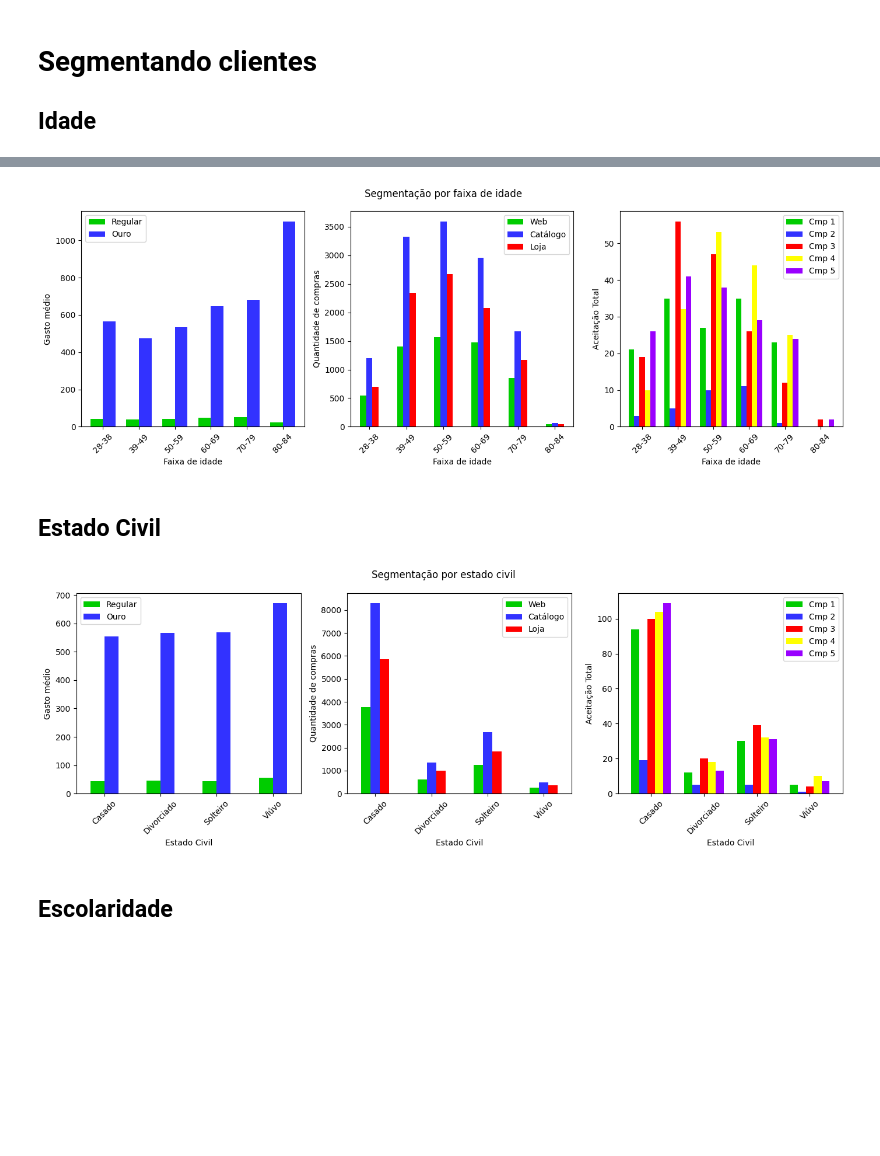
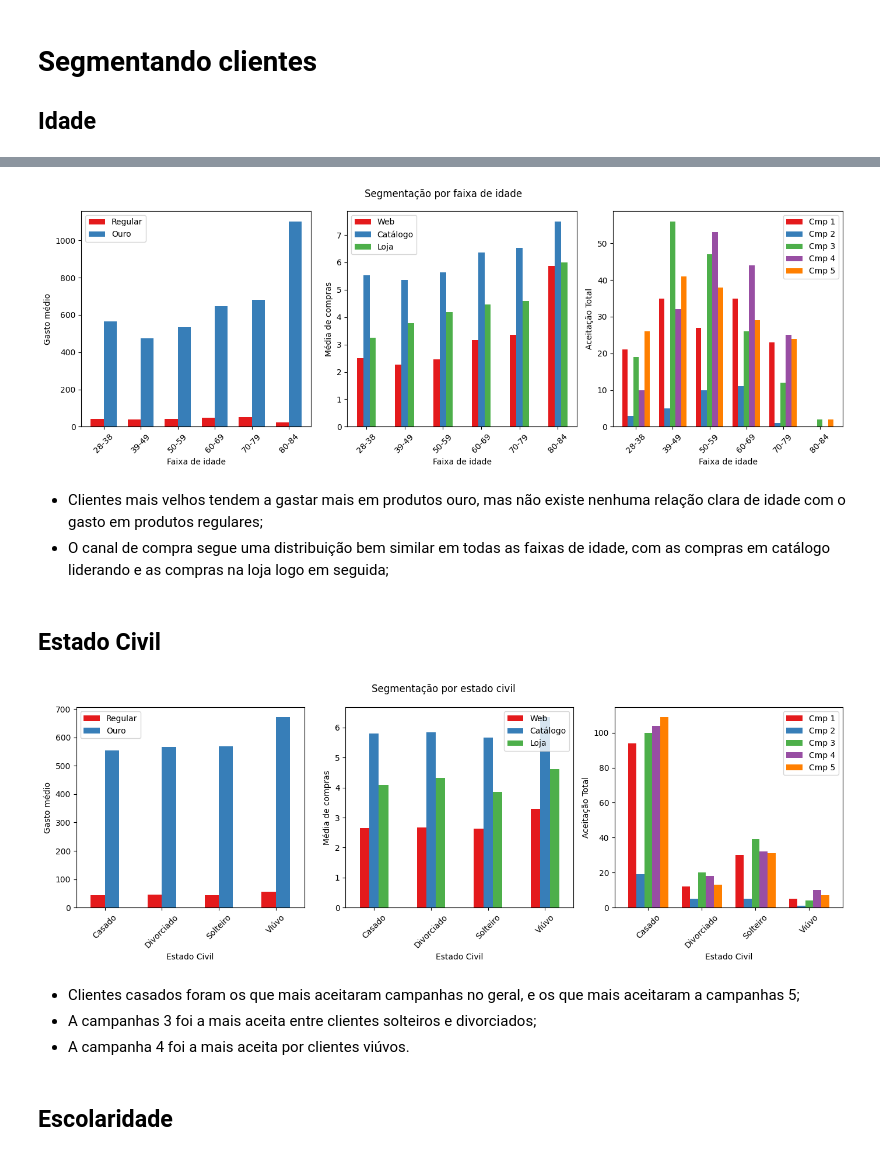
Before and after one commit to victoriaprestes/ifood-data-analyst-case, a Jupyter notebook: iFood_Data_Analyst_Case_An_Exploratory_Analysis.ipynb, the cells around one changed output, grey strips where cells are left out. Saved outputs shown, nothing was run; the diff lists cells and outputs as text; code cells hidden in the pictures; blank space fills up the shorter version.

```diff
--- a/iFood_Data_Analyst_Case_An_Exploratory_Analysis.ipynb
+++ b/iFood_Data_Analyst_Case_An_Exploratory_Analysis.ipynb
@@ -181,6 +193,9 @@ ifood_df['TotalAccepted'] = customers_cmp.sum(axis=1)
 # Tipos corretos de cada coluna
 for column in ['AcceptedCmp1', 'AcceptedCmp2', 'AcceptedCmp3', 'AcceptedCmp4', 'AcceptedCmp5', 'Response', 'Complain']:
   ifood_df[column] = ifood_df[column].astype('bool')
+# %%
+#Criando coluna com total de campanhas aceitas
+ifood_df['TotalAccepted'] = ifood_df[['AcceptedCmp1', 'AcceptedCmp2', 'AcceptedCmp3', 'AcceptedCmp4', 'AcceptedCmp5']].sum(axis=1)
 # %%
 # Criando intervalo de idades
 ifood_df['AgeRange'] = pd.cut(ifood_df['CustomerAge'], bins=[28, 39, 50, 60, 70, 80, 85], labels=['28-38', '39-49', '50-59', '60-69', '70-79', '80-84'])
@@ -195,7 +210,7 @@ print('Número de duplicatas: ', duplicated_vals.sum())
 Número de duplicatas:  0
 # %%
 #Mudando a ordem das colunas pra facilitar a leitura
-ifood_df = ifood_df[['ID','Education', 'Marital_Status', 'Income','NumChildren', 'CustomerAge', 'CustomerYears',
+ifood_df = ifood_df[['ID','Education', 'Marital_Status', 'Income','NumChildren', 'CustomerAge', 'EnrollmentDays',
        'Recency','Complain', 'Response', 'AcceptedCmp1', 'AcceptedCmp2',
        'AcceptedCmp3', 'AcceptedCmp4', 'AcceptedCmp5',  'NumDealsPurchases',
        'NumWebPurchases', 'NumCatalogPurchases', 'NumStorePurchases', 'NumWebVisitsMonth',
@@ -224,10 +239,10 @@ ifood_df.head(3)
 * A última campanhas foi a mais aceita, com cerca de 18% de aceitação;
 * Nenhum dos clientes aceitou **todas** as campanhas.
 # %%
-# Criando histogramas das variáveis quantitativas com a linha da mediana em vermelho
-numeric = ifood_df[['Income', 'Recency', 'MntRegularProds', 'MntGoldProds', 'NumDealsPurchases', 'NumWebPurchases', 'NumCatalogPurchases', 'NumStorePurchases', 'NumWebVisitsMonth', 'CustomerAge']]
+  # Criando histogramas das variáveis quantitativas com a linha da mediana em vermelho
+numeric = ifood_df[['Income', 'Recency', 'MntRegularProds', 'MntGoldProds', 'NumDealsPurchases', 'NumWebPurchases', 'NumCatalogPurchases', 'NumStorePurchases', 'NumWebVisitsMonth', 'CustomerAge', 'EnrollmentDays']]
 
-fig, ax = plt.subplots(2,5, figsize=(14, 6))
+fig, ax = plt.subplots(3,4, figsize=(18, 8))
 ax = ax.flatten()
 for i,col in enumerate(numeric.columns):
       sns.histplot(data=ifood_df, x=col,kde=True, ax=ax[i], color='blue')
@@ -317,9 +333,11 @@ products_by_age.columns = ['Regular', 'Ouro']
 
 
 channels_melted_age = pd.melt(ifood_df, id_vars=['AgeRange'], value_vars=['NumWebPurchases', 'NumCatalogPurchases', 'NumStorePurchases'], var_name='Channel', value_name='Purchases')
-channels_by_age = channels_melted_age.groupby(['AgeRange', 'Channel'], observed=True)['Purchases'].sum().unstack()
+channels_by_age = channels_melted_age.groupby(['AgeRange', 'Channel'], observed=True)['Purchases'].mean().unstack()
 channels_by_age.columns = ['Web', 'Catálogo', 'Loja']
 
 campaigns_melted_age = pd.melt(ifood_df, id_vars=['AgeRange'], value_vars=['AcceptedCmp1', 'AcceptedCmp2', 'AcceptedCmp3', 'AcceptedCmp4', 'AcceptedCmp5'], var_name='Campaign', value_name='Accepted')
 campaigns_by_age = campaigns_melted_age.groupby(['AgeRange', 'Campaign'], observed=True)['Accepted'].sum().unstack()
 campaigns_by_age.columns = ['Cmp 1', 'Cmp 2', 'Cmp 3', 'Cmp 4', 'Cmp 5']
+
+channels_by_age
@@ -326,25 +353,25 @@ campaigns_by_age.columns = ['Cmp 1', 'Cmp 2', 'Cmp 3', 'Cmp 4', 'Cmp 5']
 # %%
-# Gráfico de barras para melhor visualização
-
-
+#Função para criar os gráficos mais rapidamente
 def plot_age(ylabels=None,*args):
   # Cria uma figura com o gráfico de barras para cada intervalo de idade.
   fig,ax = plt.subplots(1,3, figsize=(14,5))
   df_list = [products_by_age, channels_by_age, campaigns_by_age]
   widths = [0.7, 0.5, 0.75]
-  cmap = ['#00CC00', '#3232FF', '#FF0000', '#FFFF00', '#9900FF']
   for i, df in enumerate(df_list):
-    df_list[i].plot(kind='bar', stacked=False, ax=ax[i], color=cmap, width=widths[i])
+    df_list[i].plot(kind='bar', stacked=False, ax=ax[i], color=custom, width=widths[i])
     ax[i].set_ylabel(ylabels[i])
     ax[i].set_xlabel('Faixa de idade')
     ax[i].set_xticklabels(ax[i].get_xticklabels(),rotation=45)
   plt.suptitle('Segmentação por faixa de idade')
   plt.tight_layout()
   plt.show()
-
-plot_age(ylabels=['Gasto médio', 'Quantidade de compras', 'Aceitação Total'])
+# Gráfico de barras
+plot_age(ylabels=['Gasto médio', 'Média de compras', 'Aceitação Total'])
 # %% [output]
-[figure, old version]
+[figure, new version]
+# %% [markdown]
+* Clientes mais velhos tendem a gastar mais em produtos ouro, mas não existe nenhuma relação clara de idade com o gasto em produtos regulares;
+* O canal de compra segue uma distribuição bem similar em todas as faixas de idade, com as compras em catálogo liderando e as compras na loja logo em seguida;
 # %% [markdown]
 ## Estado Civil
 # %%
@@ -370,9 +398,8 @@ def plot_marital_status(ylabels=None,*args):
   fig,ax = plt.subplots(1,3, figsize=(14,5))
   df_list = [products_by_status, channels_by_status, campaigns_by_status]
   widths = [0.5, 0.5, 0.75]
-  cmap = ['#00CC00', '#3232FF', '#FF0000', '#FFFF00', '#9900FF']
   for i, df in enumerate(df_list):
-    df_list[i].plot(kind='bar', stacked=False, ax=ax[i], color=cmap, width=widths[i])
+    df_list[i].plot(kind='bar', stacked=False, ax=ax[i], color=custom, width=widths[i])
     ax[i].set_ylabel(ylabels[i])
     ax[i].set_xlabel('Estado Civil')
     ax[i].set_xticklabels(ax[i].get_xticklabels(),rotation=45)
@@ -380,9 +407,13 @@ def plot_marital_status(ylabels=None,*args):
   plt.tight_layout()
   plt.show()
 
-plot_marital_status(ylabels=['Gasto médio', 'Quantidade de compras', 'Aceitação Total'])
+plot_marital_status(ylabels=['Gasto médio', 'Média de compras', 'Aceitação Total'])
 # %% [output]
-[figure, old version]
+[figure, new version]
+# %% [markdown]
+* Clientes casados foram os que mais aceitaram campanhas no geral, e os que mais aceitaram a campanhas 5;
+* A campanhas 3 foi a mais aceita entre clientes solteiros e divorciados;
+* A campanha 4 foi a mais aceita por clientes viúvos.
 # %% [markdown]
 ## Escolaridade
 # %%
```
Also changed, not shown: parts of 27 cells of this notebook.
